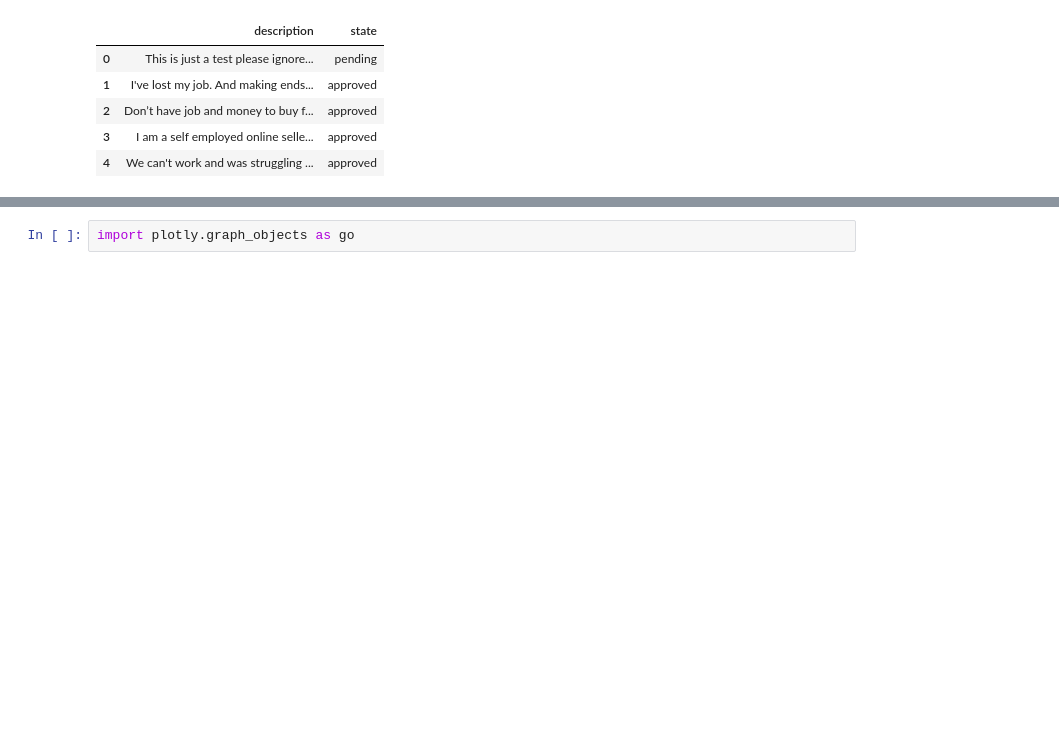
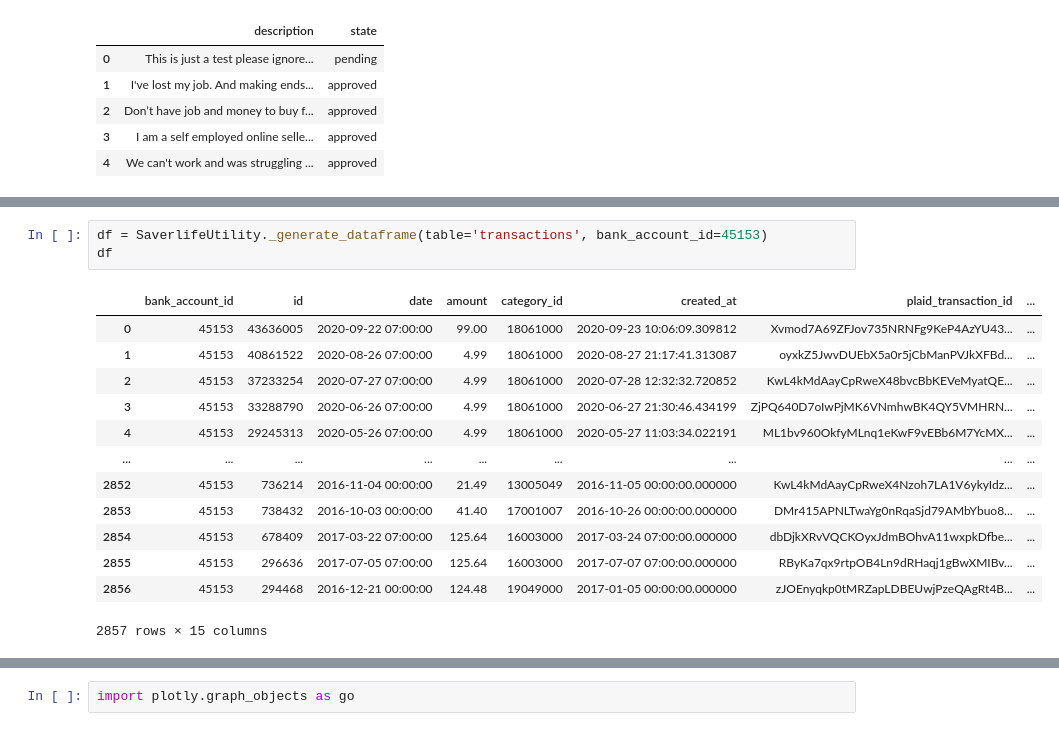
Before and after one commit to BloomTech-Labs/Labs25-SaverLife-TeamC-ds, a Jupyter notebook: notebooks/DataExploration.ipynb, the cells around one changed output, grey strips where cells are left out. Cells and saved outputs as stored; diff of their text form; blank space fills up the shorter version.

```diff
--- a/notebooks/DataExploration.ipynb
+++ b/notebooks/DataExploration.ipynb
@@ -574,2 +611,19 @@ df.size
 # %% [output]
 0
+# %%
+df = SaverlifeUtility._generate_dataframe(table='transactions', bank_account_id=45153)
+df
+# %% [output]
+|  | bank_account_id | id | date | amount | category_id | created_at | plaid_transaction_id | ... |
+| 0 | 45153 | 43636005 | 2020-09-22 07:00:00 | 99.00 | 18061000 | 2020-09-23 10:06:09.309812 | Xvmod7A69ZFJov735NRNFg9KeP4AzYU43... | ... |
+| 1 | 45153 | 40861522 | 2020-08-26 07:00:00 | 4.99 | 18061000 | 2020-08-27 21:17:41.313087 | oyxkZ5JwvDUEbX5a0r5jCbManPVJkXFBd... | ... |
+| 2 | 45153 | 37233254 | 2020-07-27 07:00:00 | 4.99 | 18061000 | 2020-07-28 12:32:32.720852 | KwL4kMdAayCpRweX48bvcBbKEVeMyatQE... | ... |
+| 3 | 45153 | 33288790 | 2020-06-26 07:00:00 | 4.99 | 18061000 | 2020-06-27 21:30:46.434199 | ZjPQ640D7oIwPjMK6VNmhwBK4QY5VMHRN... | ... |
+| 4 | 45153 | 29245313 | 2020-05-26 07:00:00 | 4.99 | 18061000 | 2020-05-27 11:03:34.022191 | ML1bv960OkfyMLnq1eKwF9vEBb6M7YcMX... | ... |
+| ... | ... | ... | ... | ... | ... | ... | ... | ... |
+| 2852 | 45153 | 736214 | 2016-11-04 00:00:00 | 21.49 | 13005049 | 2016-11-05 00:00:00.000000 | KwL4kMdAayCpRweX4Nzoh7LA1V6ykyIdz... | ... |
+| 2853 | 45153 | 738432 | 2016-10-03 00:00:00 | 41.40 | 17001007 | 2016-10-26 00:00:00.000000 | DMr415APNLTwaYg0nRqaSjd79AMbYbuo8... | ... |
+| 2854 | 45153 | 678409 | 2017-03-22 07:00:00 | 125.64 | 16003000 | 2017-03-24 07:00:00.000000 | dbDjkXRvVQCKOyxJdmBOhvA11wxpkDfbe... | ... |
+| 2855 | 45153 | 296636 | 2017-07-05 07:00:00 | 125.64 | 16003000 | 2017-07-07 07:00:00.000000 | RByKa7qx9rtpOB4Ln9dRHaqj1gBwXMIBv... | ... |
+| 2856 | 45153 | 294468 | 2016-12-21 00:00:00 | 124.48 | 19049000 | 2017-01-05 00:00:00.000000 | zJOEnyqkp0tMRZapLDBEUwjPzeQAgRt4B... | ... |
+2857 rows × 15 columns
```
Also changed, not shown: parts of 16 cells of this notebook, 8 other files.
